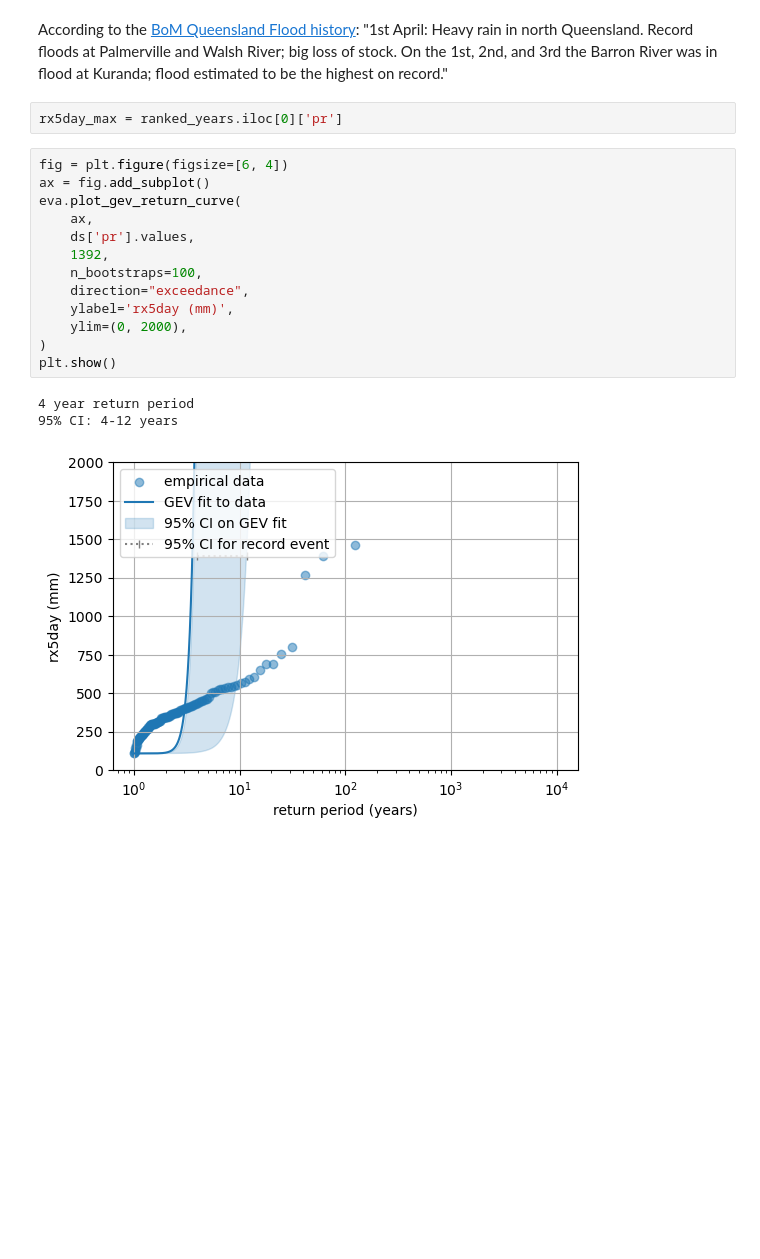
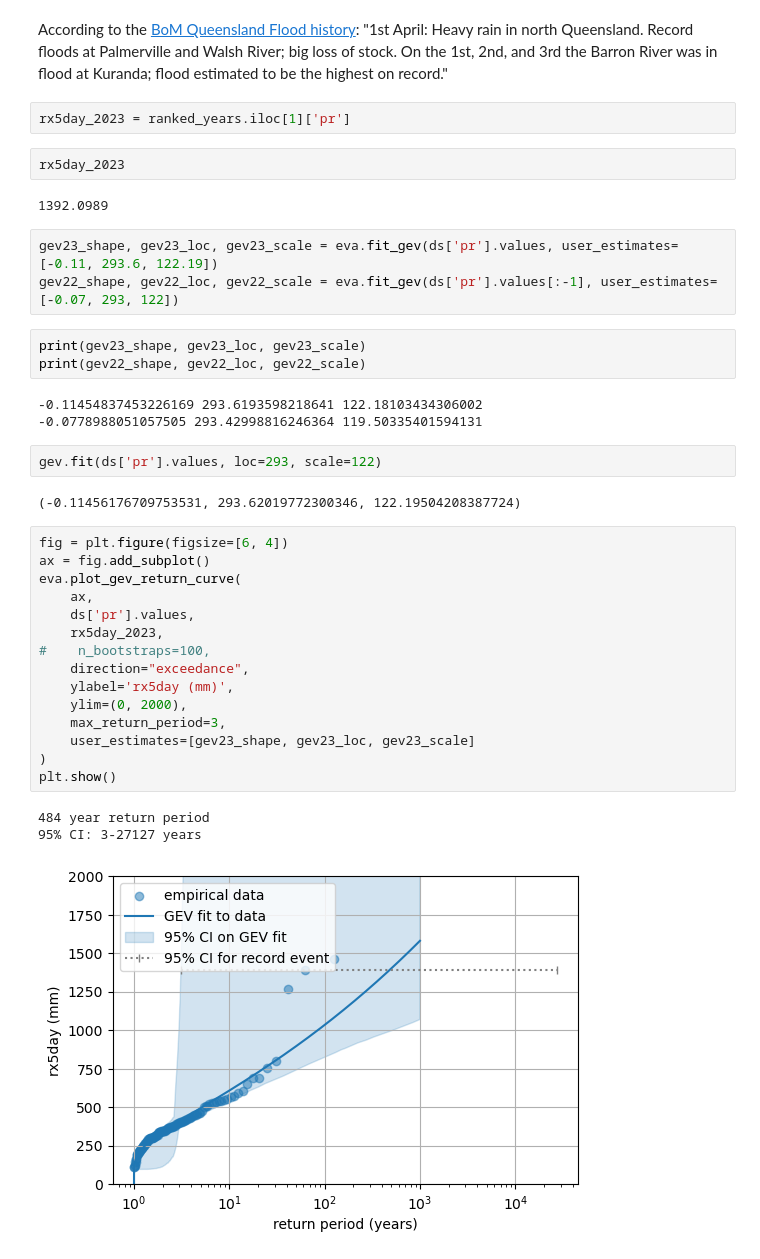
Before and after one commit to stellema/tc-jasper, a Jupyter notebook: rx5day_daintree.ipynb, the cells around one changed output. Cells and saved outputs as stored; diff of their text form; blank space fills up the shorter version.

```diff
--- a/rx5day_daintree.ipynb
+++ b/rx5day_daintree.ipynb
@@ -43,21 +44,40 @@ time
 According to the [BoM Queensland Flood history](http://www.bom.gov.au/qld/flood/fld_history/floodsum_1910.shtml):
 "1st April: Heavy rain in north Queensland. Record floods at Palmerville and Walsh River; big loss of stock. On the 1st, 2nd, and 3rd the Barron River was in flood at Kuranda; flood estimated to be the highest on record."
 # %%
-rx5day_max = ranked_years.iloc[0]['pr']
+rx5day_2023 = ranked_years.iloc[1]['pr']
+# %%
+rx5day_2023
+# %% [output]
+1392.0989
+# %%
+gev23_shape, gev23_loc, gev23_scale = eva.fit_gev(ds['pr'].values, user_estimates=[-0.11, 293.6, 122.19])
+gev22_shape, gev22_loc, gev22_scale = eva.fit_gev(ds['pr'].values[:-1], user_estimates=[-0.07, 293, 122])
+# %%
+print(gev23_shape, gev23_loc, gev23_scale)
+print(gev22_shape, gev22_loc, gev22_scale)
+# %% [output]
+-0.11454837453226169 293.6193598218641 122.18103434306002
+-0.0778988051057505 293.42998816246364 119.50335401594131
+# %%
+gev.fit(ds['pr'].values, loc=293, scale=122)
+# %% [output]
+(-0.11456176709753531, 293.62019772300346, 122.19504208387724)
 # %%
 fig = plt.figure(figsize=[6, 4])
 ax = fig.add_subplot()
 eva.plot_gev_return_curve(
     ax,
     ds['pr'].values,
-    1392,
-    n_bootstraps=100,
+    rx5day_2023,
+#    n_bootstraps=100,
     direction="exceedance",
     ylabel='rx5day (mm)',
     ylim=(0, 2000),
+    max_return_period=3,
+    user_estimates=[gev23_shape, gev23_loc, gev23_scale]
 )
 plt.show()
 # %% [output]
-4 year return period
-95% CI: 4-12 years
+484 year return period
+95% CI: 3-27127 years
-[figure, old version]
+[figure, new version]
```
Also changed, not shown: parts of 4 cells of this notebook, 2 other files.
